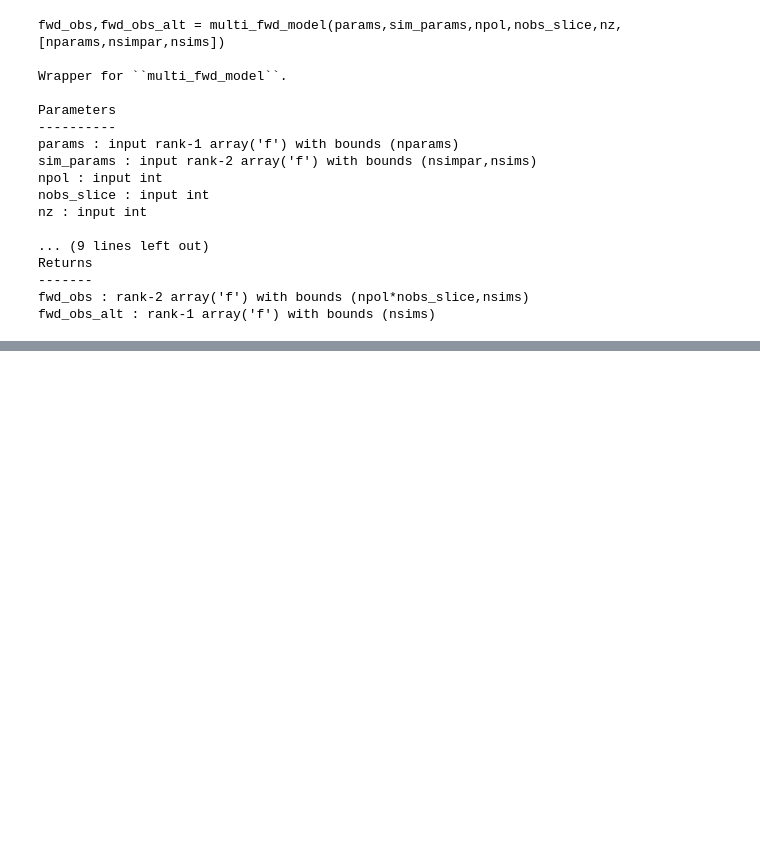
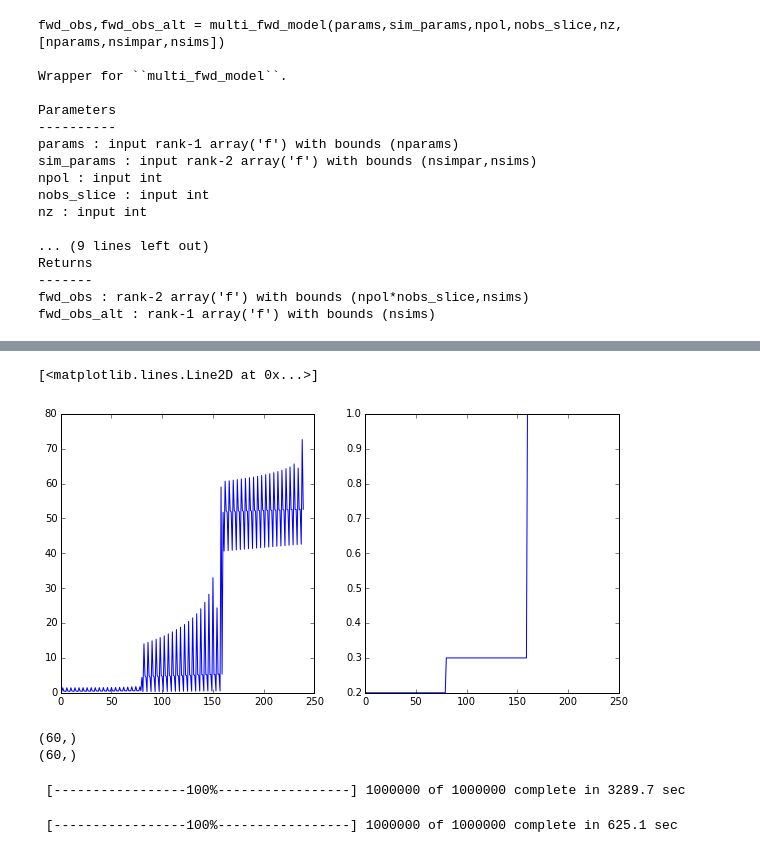
Before and after one commit to mvanlierwalq/IPy_NB_Public, a Jupyter notebook: van_morr_multisim_pymc_00.ipynb, the cells around one changed output, grey strips where cells are left out. Drawn from its saved outputs; the diff is of its cells as text; code cells hidden in the pictures; blank space fills up the shorter version.

Commit message:
got mcmc working
got mcmc working, showing example from Metropolis-Hastings

```diff
--- a/van_morr_multisim_pymc_00.ipynb
+++ b/van_morr_multisim_pymc_00.ipynb
@@ -126,3 +140,12 @@ plt.title('Ze')
+# %%
+fig=plt.figure(figsize=(10,5))
+ax = fig.add_subplot(121)
+plt.plot(obs)
+ax = fig.add_subplot(122)
+plt.plot(std_vec)
+# %% [output]
+[<matplotlib.lines.Line2D at 0x...>]
+[figure, added]
 # %%
 #..Let us consider our prior distributions
 aqevap1 = pymc.Uniform('aqevap1',0.02,0.14)
@@ -136,11 +159,69 @@ bnfall1 = pymc.Uniform('bnfall1',0.1,0.6)
 acoal1  = pymc.Uniform('acoal1',2.,12.)
 bcoal1  = pymc.Uniform('bcoal1',.4,1.6)
 abreak1 = pymc.Uniform('abreak1',5.e5,2.e6)
-cpar    = pymc.Uniform('cpar',2.e-7,8.e-7)
+cpar    = pymc.Uniform('cpar',.0002,.0012)
 am6     = pymc.Uniform('am6',1.,20.)
 bm6     = pymc.Uniform('bm6',1.7,2.3)
 
+#..The ``observations''
+obs_save,obs_alt = test_fwd.multi_fwd_model(ptrue,simpar,npol,nobs_slice,nz,nparams,nsimpar,nsims)
+obs = obs_save.ravel()
+print obs.shape
+
+#..The model
+@pymc.deterministic(trace=False)
+def y_model(aqevap1=aqevap1,  bqevap1=bqevap1, anevap1=anevap1, bnevap1=bnevap1, aqfall1=aqfall1,
+            bqfall1=bqfall1,  anfall1=anfall1, bnfall1=bnfall1, acoal1=acoal1,   bcoal1=bcoal1,
+            abreak1=abreak1,  cpar=cpar,       am6=am6,         bm6=bm6):
+    params = np.array([aqevap1,  bqevap1,  anevap1,  bnevap1,   aqfall1,  bqfall1,   anfall1,   bnfall1,
+                  acoal1,   bcoal1,   abreak1,  cpar,      am6,      bm6])
+    fwd_obs,fwd_obs_alt = test_fwd.multi_fwd_model(params,simpar,npol,nobs_slice,nz,nparams,nsimpar,nsims)
+    return fwd_obs.ravel()
+
+#..Define our observational likelihood
+zdr_std = 0.2  #..dB
+kdp_std = 0.3  #..deg/km
+ze_std  = 1.0  #..dB
+std_col = np.array([zdr_std,kdp_std,ze_std])
+std_vec = np.zeros([nobs_slice*npol,nsims])
+for i in xrange(npol):
+    std_vec[(i)*nobs_slice:(i+1)*nobs_slice,:] = std_col[i]
+std_vec = std_vec.ravel()
+print std_vec.shape
 
 
-@pymc.deterministic()
-def y_model
+#..Instead of using MvNormal or MvNormalCov, use our own, which has is a vector independent normals,
+#..each with a different variance
+@pymc.stochastic(trace=False)
+def y(mu=y_model,std_vec=std_vec,observed=True,value=obs):
+    #..Return log-likelihood
+    val = copy.deepcopy(value)
+    mul = copy.deepcopy(mu)
+    val[val==-999.] = -5.
+    mul[mul==-999.] = 100.
+    #value = np.ma.masked_where(value==-999.,value)
+    #mu    = np.ma.masked_where(mu==-999.,value)
+    #return -np.ma.sum((value-mu)**2/(2.*std_vec**2))
+    return -np.sum((val-mul)**2/(2.*std_vec**2))
+
+#..Collect errthing
+model1 = dict(aqevap1=aqevap1,  bqevap1=bqevap1, anevap1=anevap1, bnevap1=bnevap1, aqfall1=aqfall1,
+              bqfall1=bqfall1,  anfall1=anfall1, bnfall1=bnfall1, acoal1=acoal1,   bcoal1=bcoal1,
+              abreak1=abreak1,  cpar=cpar,       am6=am6,         bm6=bm6,
+              y_model=y_model, y=y)
+# %% [output]
+(60,)
+(60,)
+# %%
+S = pymc.MCMC(model1)
+S.sample(iter=1000000,burn=50000)
+# %% [output]
+ [-----------------100%-----------------] 1000000 of 1000000 complete in 3289.7 sec
+# %%
+S = pymc.MCMC(model1)
+S.use_step_method(pymc.AdaptiveMetropolis,[S.aqevap1,S.bqevap1,S.anevap1,S.bnevap1,S.aqfall1,S.bqfall1,
+                                           S.anfall1,S.bnfall1,S.acoal1,S.bcoal1, S.abreak1, S.cpar,
+                                           S.am6, S.bm6],delay=50000)
+S.sample(iter=1000000,burn=50000)
+# %% [output]
+ [-----------------100%-----------------] 1000000 of 1000000 complete in 625.1 sec
```
Also changed, not shown: parts of 7 cells of this notebook.
